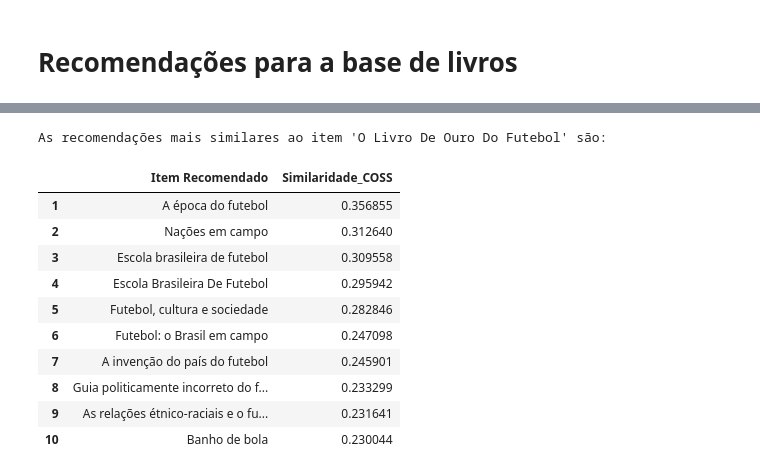
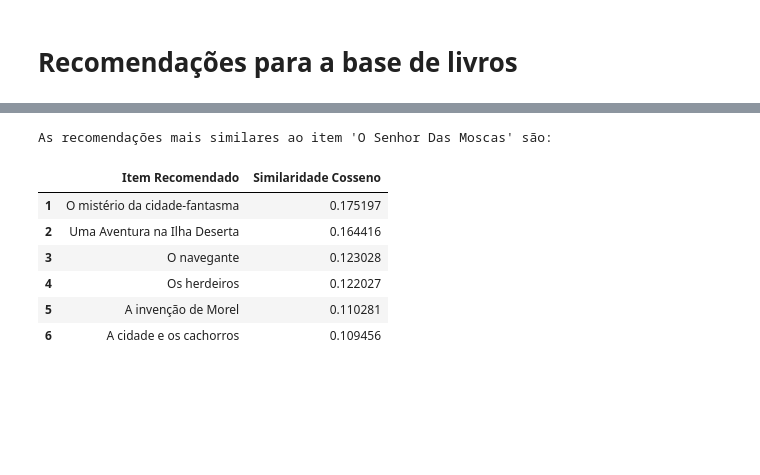
Before and after one commit to mello-pedro/dissertacao_mestrado, a Jupyter notebook: src_tfidf/extrair_recoms_TFIDF.ipynb, the cells around one changed output, grey strips where cells are left out. Drawn from its saved outputs; the diff is of its cells as text; code cells hidden in the pictures; blank space fills up the shorter version.

```diff
--- a/src_tfidf/extrair_recoms_TFIDF.ipynb
+++ b/src_tfidf/extrair_recoms_TFIDF.ipynb
@@ -156,3 +156,38 @@ As recomendações mais similares ao item 'Estudo Técnico Preliminar Avançado
 | 3 | Padronização dos Procedimentos de... | 0.198989 |
 # %% [markdown]
 # Recomendações para a base de livros
+# %%
+from TFIDF_recomend_construct import TfidfRecommender
+import os
+from dotenv import load_dotenv
+import pandas as pd
+
+load_dotenv()
+
+##Para o DB de cursos:
+#emb_cols = ['apresentacao', 'conteudo_programatico']
+
+##Para o DB de livros:
+emb_cols = ['description']
+
+rec = TfidfRecommender(
+    DB_USER = os.getenv("DB_USER"),
+    DB_PASS=os.getenv("DB_PASS"),
+    DB_NAME=os.getenv("DB_NAME"),
+    DB_HOST=os.getenv("DB_HOST"),
+    emb_cols=emb_cols,
+    id_col='isbn',
+    item_name_col='title'
+    # id_col= 'id_curso',
+    # item_name_col = 'nome_curso'
+)
+
+##carrego a tabela do DB (aqui colocar 'livros' ou 'cursos')
+rec.carrega_dados('livros')
+##aplico limpeza simples aos dados
+rec.gerar_embeddings()
+
+# recomendacoes:
+# recomendacoes = rec.recomendar(889, 3)
+# recomendacoes = rec.recomendar(9788500010361, 6)
+# recomendacoes
@@ -175,16 +202,14 @@ As recomendações mais similares ao item 'Homem Mais Rico Da Babilônia,O' são
-# %%
-livros2 = rec.recomendar(9788500010361,10)
-livros2
-# %% [output]
-As recomendações mais similares ao item 'O Livro De Ouro Do Futebol' são:
-|  | Item Recomendado | Similaridade_COSS |
-| 1 | A época do futebol | 0.356855 |
-| 2 | Nações em campo | 0.312640 |
-| 3 | Escola brasileira de futebol | 0.309558 |
-| 4 | Escola Brasileira De Futebol | 0.295942 |
-| 5 | Futebol, cultura e sociedade | 0.282846 |
-| 6 | Futebol: o Brasil em campo | 0.247098 |
-| 7 | A invenção do país do futebol | 0.245901 |
-| 8 | Guia politicamente incorreto do f... | 0.233299 |
-| 9 | As relações étnico-raciais e o fu... | 0.231641 |
-| 10 | Banho de bola | 0.230044 |
+# %%
+##TALVEZ
+livros2 = rec.recomendar(9788520904459, 6)
+livros2
+#livros2.to_csv("/Users/pedroh.mello/Desktop/MESTRADO_MCDE/SEMINARIO/PROJETO_CONCLUSAO_MESTRADO/data/tbls_recomends_resultado/tfidf_livro_9788500003042.csv")
+# %% [output]
+As recomendações mais similares ao item 'O Senhor Das Moscas' são:
+|  | Item Recomendado | Similaridade Cosseno |
+| 1 | O mistério da cidade-fantasma | 0.175197 |
+| 2 | Uma Aventura na Ilha Deserta | 0.164416 |
+| 3 | O navegante | 0.123028 |
+| 4 | Os herdeiros | 0.122027 |
+| 5 | A invenção de Morel | 0.110281 |
+| 6 | A cidade e os cachorros | 0.109456 |
```
Also changed, not shown: parts of 4 cells of this notebook, 23 other files.
